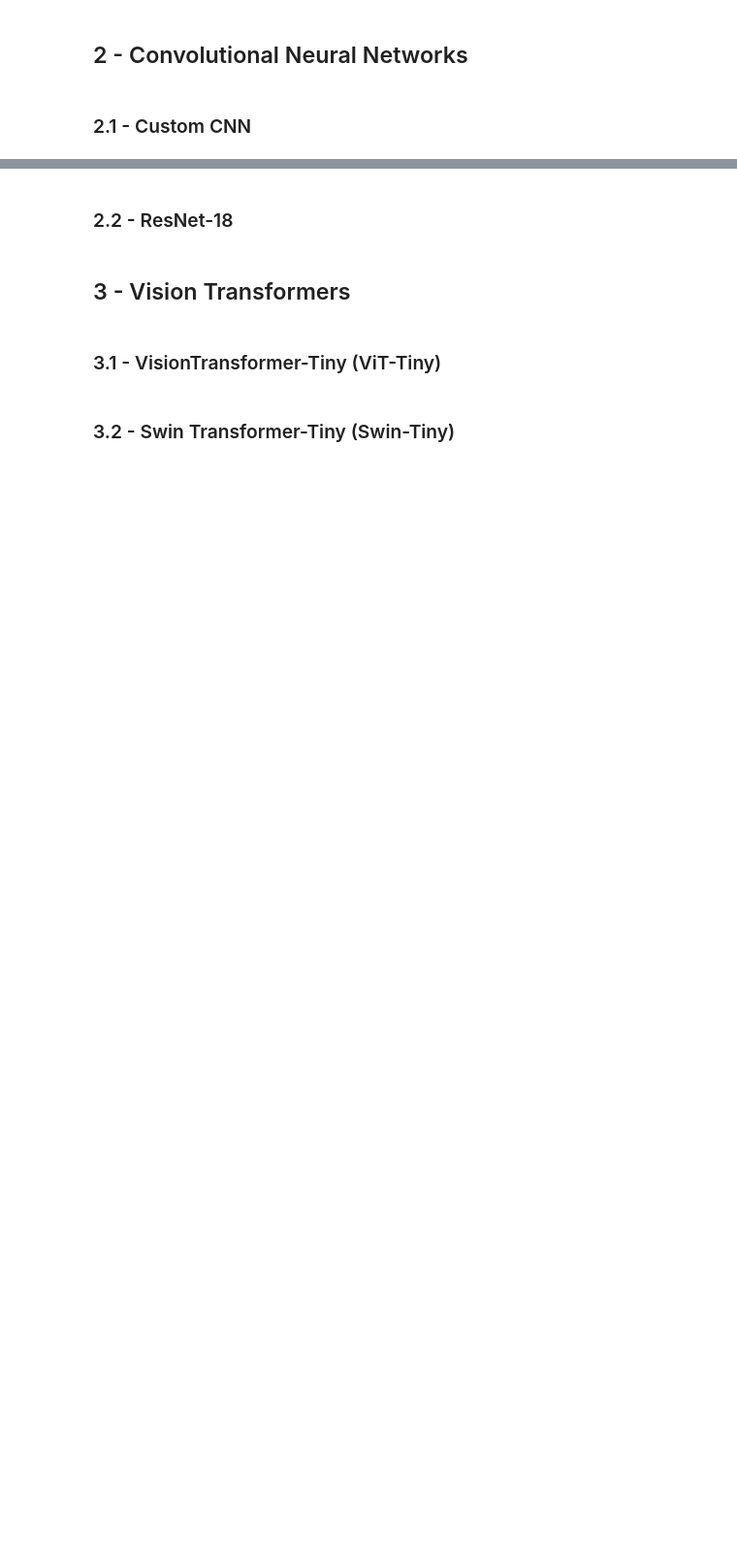
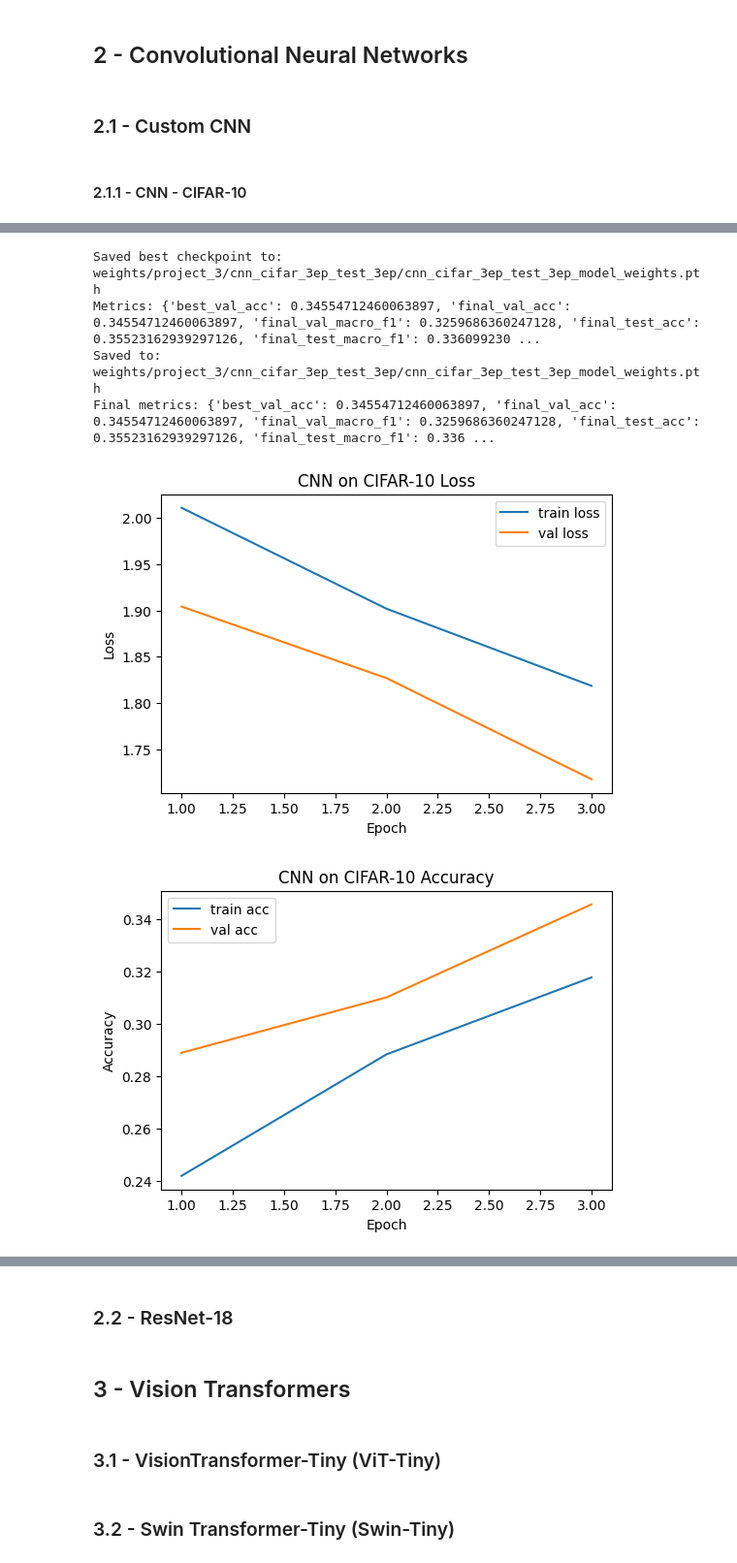
Before and after one commit to selim-ba/insa-hddl-group10, a Jupyter notebook: demo_project_3.ipynb, the cells around one changed output, grey strips where cells are left out. Shown at 97% size. Drawn from its saved outputs; the diff is of its cells as text; code cells hidden in the pictures; blank space fills up the shorter version.

Commit message:
model cnn, metrics, train_eval and running test

```diff
--- a/demo_project_3.ipynb
+++ b/demo_project_3.ipynb
@@ -77,0 +183,16 @@ Additionally, CIFAR-10 has been **extensively studied**, aiding the comparison w
+# %%
+# CIFAR-10 checks
+print("CIFAR-10 SANITY CHECKS ")
+print("Train size:", len(train_cifar))
+print("Test size :", len(test_cifar))
+
+print("The classes of the CIFAR-10 dataset are:")
+cifar_class_names = train_cifar.classes
+print(cifar_class_names)
+print("---------------------")
+print("There are", len(cifar_class_names), "classes")
+
+x, y = train_cifar[0]
+print("One sample:")
+print("Image shape:", x.shape)   # should be torch.Size([3, 224, 224])
+print("Label index:", y, "| class name:", cifar_class_names[y])
@@ -78,4 +304,32 @@ Additionally, CIFAR-10 has been **extensively studied**, aiding the comparison w
 # %% [markdown]
 ## 2 - Convolutional Neural Networks
+# %%
+device = torch.device(
+    "cuda" if torch.cuda.is_available()
+    else "mps" if torch.backends.mps.is_available()
+    else "cpu"
+)
 # %% [markdown]
 ### 2.1 - Custom CNN
+# %% [markdown]
+#### 2.1.1 - CNN - CIFAR-10
+# %%
+# Training
+cifar_num_classes = len(cifar_class_names)
+model_cnn_cifar = Custom_CNN(num_classes=cifar_num_classes).to(device)
+
+model_cnn_cifar, history, metrics, saved_path = train_model(
+    model=model_cnn_cifar,
+    train_loader=cifar_loaders["train"],
+    val_loader=cifar_loaders["val"],
+    test_loader=cifar_loaders["test"],
+    epochs=3,
+    lr=3e-4, #choisie au hasard
+    device=device,
+    save_folder_name="cnn_cifar_3ep_test",
+)
+
+print("Saved to:", saved_path)
+print("Final metrics:", metrics)
+plot_history(history, title="CNN on CIFAR-10")
+# %% [output]
@@ -81,0 +339,6 @@ Additionally, CIFAR-10 has been **extensively studied**, aiding the comparison w
+Saved best checkpoint to: weights/project_3/cnn_cifar_3ep_test_3ep/cnn_cifar_3ep_test_3ep_model_weights.pth
+Metrics: {'best_val_acc': 0.34554712460063897, 'final_val_acc': 0.34554712460063897, 'final_val_macro_f1': 0.3259686360247128, 'final_test_acc': 0.35523162939297126, 'final_test_macro_f1': 0.336099230 ...
+Saved to: weights/project_3/cnn_cifar_3ep_test_3ep/cnn_cifar_3ep_test_3ep_model_weights.pth
+Final metrics: {'best_val_acc': 0.34554712460063897, 'final_val_acc': 0.34554712460063897, 'final_val_macro_f1': 0.3259686360247128, 'final_test_acc': 0.35523162939297126, 'final_test_macro_f1': 0.336 ...
+[figure, added]
+[figure, added]
```
Also changed, not shown: parts of 25 cells of this notebook, 4 other files.
